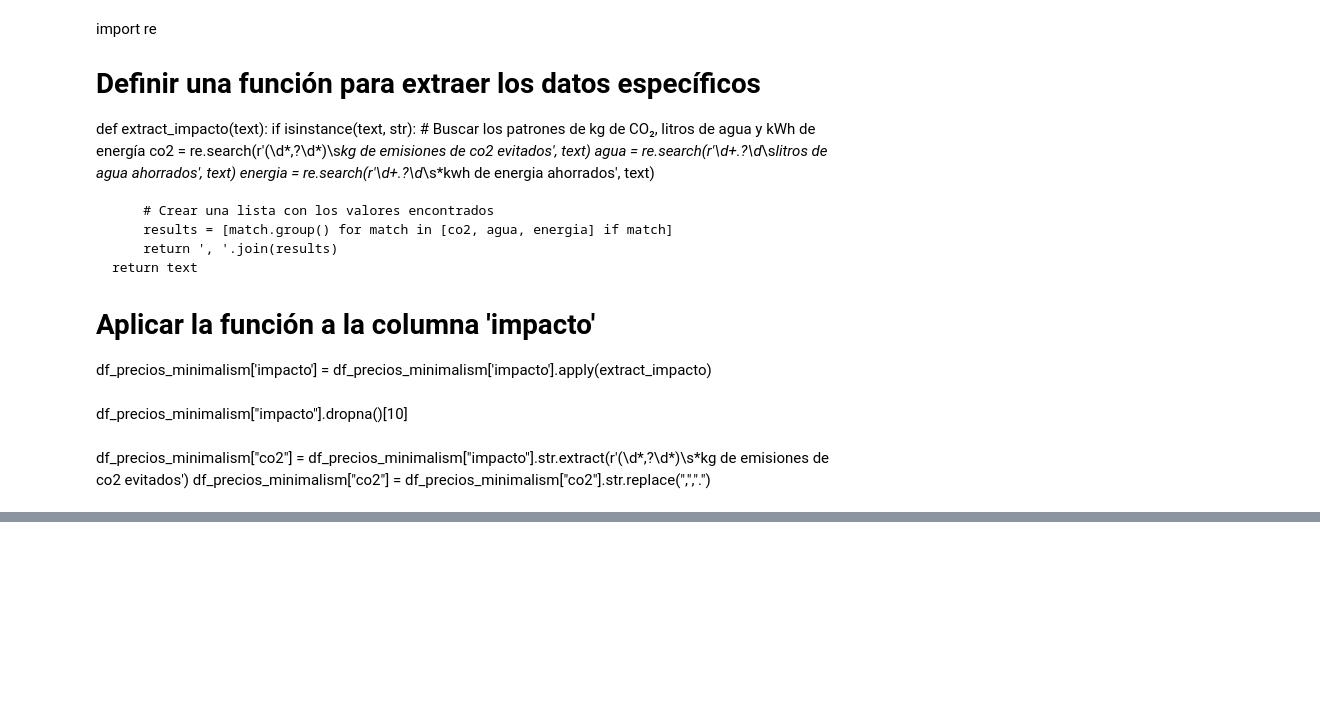
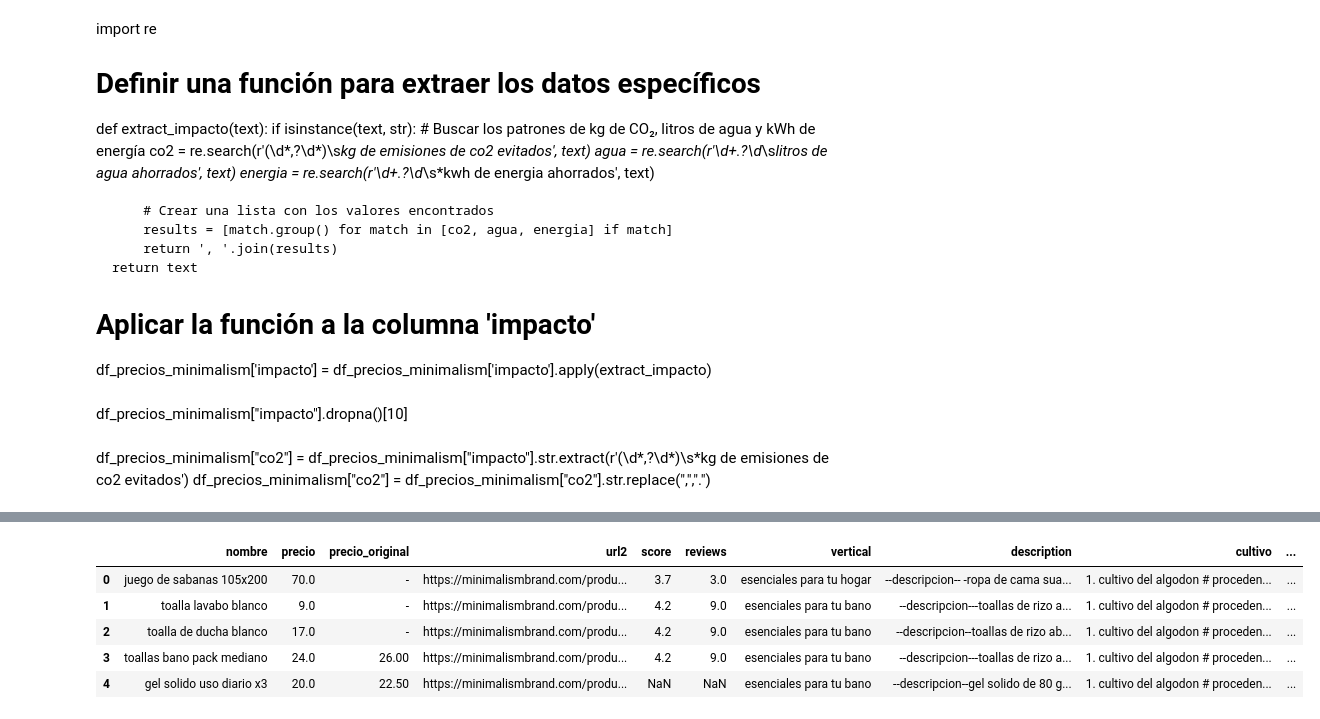
Before and after one commit to MiguelLopezVirues/proyecto-minimalism, a Jupyter notebook: notebook/datos_minimalism.ipynb, the cells around one changed output, grey strips where cells are left out. Cells and saved outputs as stored; diff of their text form; code cells hidden in the pictures; blank space fills up the shorter version.

Commit message:
datos minimalism extraidos y limpiados

```diff
--- a/notebook/limpiado_df_en_progreso.ipynb
+++ b/notebook/datos_minimalism.ipynb
@@ -234,0 +237,9 @@ df_precios_minimalism.head()
+# %%
+df_precios_minimalism["emisiones_co2"] = df_precios_minimalism["impacto"].str.extract(r"(\d*,?\d+) kg de emisiones de co2")
+df_precios_minimalism["emisiones_co2"] = df_precios_minimalism["emisiones_co2"].str.replace(",",".")
+
+df_precios_minimalism["litros_de_agua"] = df_precios_minimalism["impacto"].str.extract(r"(\d*,?\d+) litros de agua")
+df_precios_minimalism["litros_de_agua"] = df_precios_minimalism["litros_de_agua"].str.replace(",",".")
+
+df_precios_minimalism["kwh_de_energia"] = df_precios_minimalism["impacto"].str.extract(r"(\d*,?\d+) kwh de energia")
+df_precios_minimalism["kwh_de_energia"] = df_precios_minimalism["kwh_de_energia"].str.replace(",",".")
@@ -234,0 +255,2 @@ df_precios_minimalism.head()
+# %%
+df_precios_minimalism = df_precios_minimalism.drop(columns=["impacto"])
@@ -234,0 +266,11 @@ df_precios_minimalism.head()
+# %%
+df_precios_minimalism = df_precios_minimalism.drop(columns=["url"])
+# %%
+df_precios_minimalism.head()
+# %% [output]
+|  | nombre | precio | precio_original | url2 | score | reviews | vertical | description | cultivo | ... |
+| 0 | juego de sabanas 105x200 | 70.0 | - | https://minimalismbrand.com/produ... | 3.7 | 3.0 | esenciales para tu hogar | --descripcion-- -ropa de cama sua... | 1. cultivo del algodon # proceden... | ... |
+| 1 | toalla lavabo blanco | 9.0 | - | https://minimalismbrand.com/produ... | 4.2 | 9.0 | esenciales para tu bano | --descripcion---toallas de rizo a... | 1. cultivo del algodon # proceden... | ... |
+| 2 | toalla de ducha blanco | 17.0 | - | https://minimalismbrand.com/produ... | 4.2 | 9.0 | esenciales para tu bano | --descripcion--toallas de rizo ab... | 1. cultivo del algodon # proceden... | ... |
+| 3 | toallas bano pack mediano | 24.0 | 26.00 | https://minimalismbrand.com/produ... | 4.2 | 9.0 | esenciales para tu bano | --descripcion---toallas de rizo a... | 1. cultivo del algodon # proceden... | ... |
+| 4 | gel solido uso diario x3 | 20.0 | 22.50 | https://minimalismbrand.com/produ... | NaN | NaN | esenciales para tu bano | --descripcion--gel solido de 80 g... | 1. cultivo del algodon # proceden... | ... |
```
Also changed, not shown: parts of 12 cells of this notebook.
